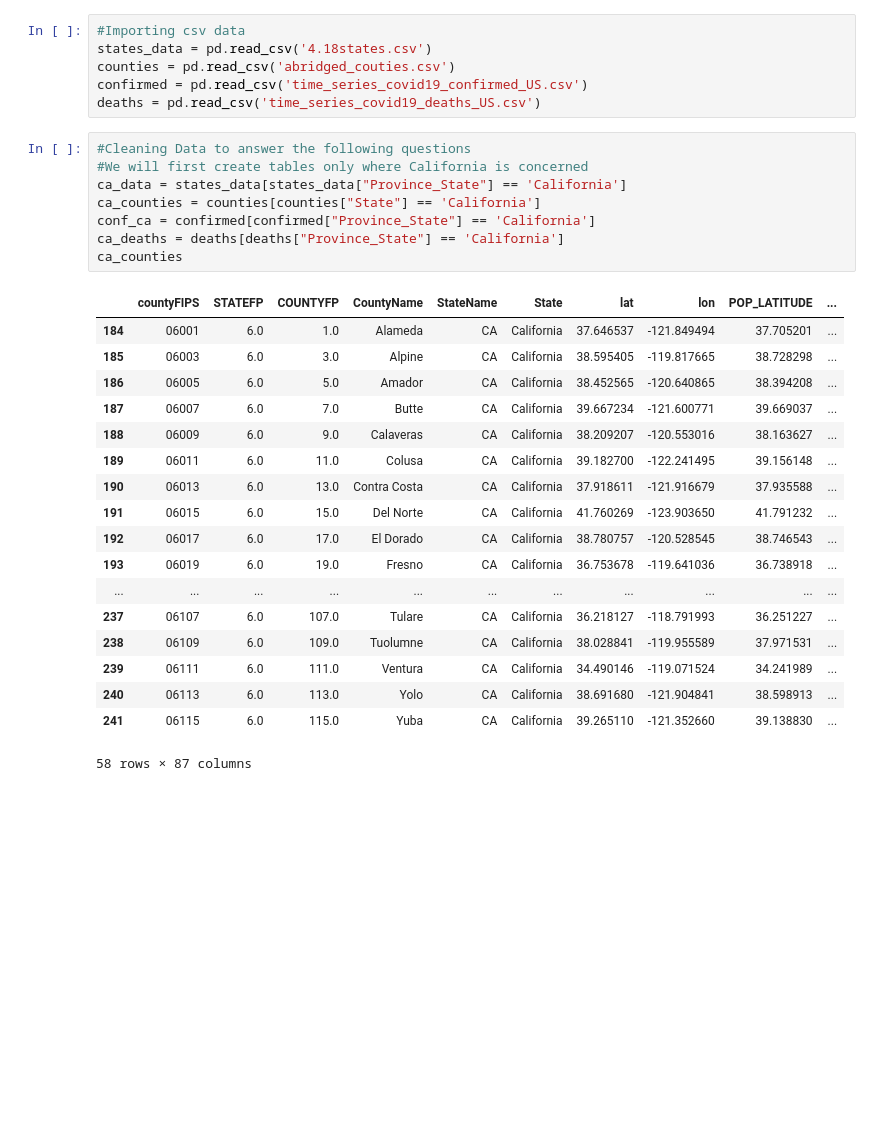
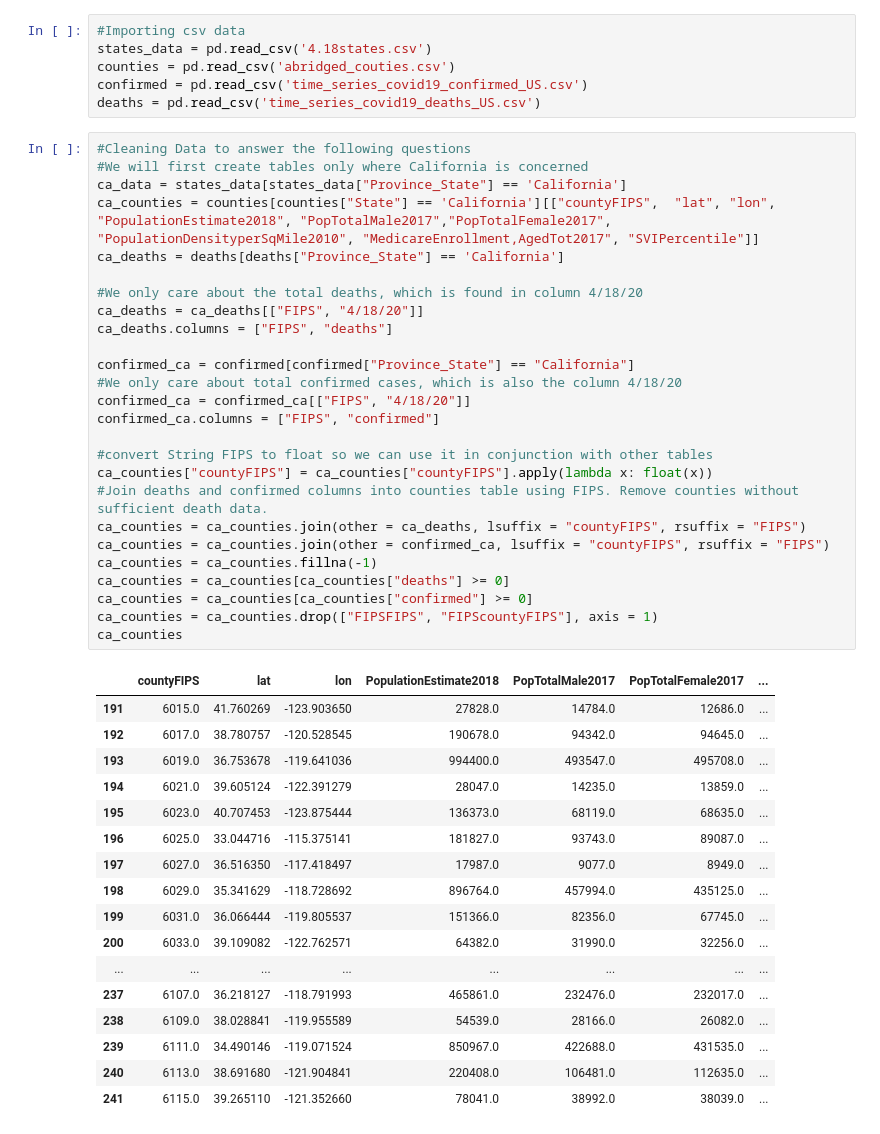
Before and after one commit to franailin/data100proj, a Jupyter notebook: covid19/Untitled.ipynb, the cells around one changed output. Drawn from its saved outputs; the diff is of its cells as text; blank space fills up the shorter version.

Commit message:
did all the data cleaning'

```diff
--- a/covid19/Untitled.ipynb
+++ b/covid19/Untitled.ipynb
@@ -12,30 +12,47 @@ states_data = pd.read_csv('4.18states.csv')
 counties = pd.read_csv('abridged_couties.csv')
 confirmed = pd.read_csv('time_series_covid19_confirmed_US.csv')
 deaths = pd.read_csv('time_series_covid19_deaths_US.csv')
-# %%
-#Cleaning Data to answer the following questions
-#We will first create tables only where California is concerned
-ca_data = states_data[states_data["Province_State"] == 'California']
-ca_counties = counties[counties["State"] == 'California']
-conf_ca = confirmed[confirmed["Province_State"] == 'California']
-ca_deaths = deaths[deaths["Province_State"] == 'California']
-ca_counties
-# %% [output]
-|  | countyFIPS | STATEFP | COUNTYFP | CountyName | StateName | State | lat | lon | POP_LATITUDE | ... |
-| 184 | 06001 | 6.0 | 1.0 | Alameda | CA | California | 37.646537 | -121.849494 | 37.705201 | ... |
-| 185 | 06003 | 6.0 | 3.0 | Alpine | CA | California | 38.595405 | -119.817665 | 38.728298 | ... |
-| 186 | 06005 | 6.0 | 5.0 | Amador | CA | California | 38.452565 | -120.640865 | 38.394208 | ... |
-| 187 | 06007 | 6.0 | 7.0 | Butte | CA | California | 39.667234 | -121.600771 | 39.669037 | ... |
-| 188 | 06009 | 6.0 | 9.0 | Calaveras | CA | California | 38.209207 | -120.553016 | 38.163627 | ... |
-| 189 | 06011 | 6.0 | 11.0 | Colusa | CA | California | 39.182700 | -122.241495 | 39.156148 | ... |
-| 190 | 06013 | 6.0 | 13.0 | Contra Costa | CA | California | 37.918611 | -121.916679 | 37.935588 | ... |
-| 191 | 06015 | 6.0 | 15.0 | Del Norte | CA | California | 41.760269 | -123.903650 | 41.791232 | ... |
-| 192 | 06017 | 6.0 | 17.0 | El Dorado | CA | California | 38.780757 | -120.528545 | 38.746543 | ... |
-| 193 | 06019 | 6.0 | 19.0 | Fresno | CA | California | 36.753678 | -119.641036 | 36.738918 | ... |
-| ... | ... | ... | ... | ... | ... | ... | ... | ... | ... | ... |
-| 237 | 06107 | 6.0 | 107.0 | Tulare | CA | California | 36.218127 | -118.791993 | 36.251227 | ... |
-| 238 | 06109 | 6.0 | 109.0 | Tuolumne | CA | California | 38.028841 | -119.955589 | 37.971531 | ... |
-| 239 | 06111 | 6.0 | 111.0 | Ventura | CA | California | 34.490146 | -119.071524 | 34.241989 | ... |
-| 240 | 06113 | 6.0 | 113.0 | Yolo | CA | California | 38.691680 | -121.904841 | 38.598913 | ... |
-| 241 | 06115 | 6.0 | 115.0 | Yuba | CA | California | 39.265110 | -121.352660 | 39.138830 | ... |
-58 rows × 87 columns
+# %%
+#Cleaning Data to answer the following questions
+#We will first create tables only where California is concerned
+ca_data = states_data[states_data["Province_State"] == 'California']
+ca_counties = counties[counties["State"] == 'California'][["countyFIPS",  "lat", "lon", "PopulationEstimate2018", "PopTotalMale2017","PopTotalFemale2017", "PopulationDensityperSqMile2010", "MedicareEnrollment,AgedTot2017", "SVIPercentile"]]
+ca_deaths = deaths[deaths["Province_State"] == 'California']
+
+#We only care about the total deaths, which is found in column 4/18/20
+ca_deaths = ca_deaths[["FIPS", "4/18/20"]]
+ca_deaths.columns = ["FIPS", "deaths"]
+
+confirmed_ca = confirmed[confirmed["Province_State"] == "California"]
+#We only care about total confirmed cases, which is also the column 4/18/20
+confirmed_ca = confirmed_ca[["FIPS", "4/18/20"]]
+confirmed_ca.columns = ["FIPS", "confirmed"]
+
+#convert String FIPS to float so we can use it in conjunction with other tables
+ca_counties["countyFIPS"] = ca_counties["countyFIPS"].apply(lambda x: float(x))
+#Join deaths and confirmed columns into counties table using FIPS. Remove counties without sufficient death data.
+ca_counties = ca_counties.join(other = ca_deaths, lsuffix = "countyFIPS", rsuffix = "FIPS")
+ca_counties = ca_counties.join(other = confirmed_ca, lsuffix = "countyFIPS", rsuffix = "FIPS")
+ca_counties = ca_counties.fillna(-1)
+ca_counties = ca_counties[ca_counties["deaths"] >= 0]
+ca_counties = ca_counties[ca_counties["confirmed"] >= 0]
+ca_counties = ca_counties.drop(["FIPSFIPS", "FIPScountyFIPS"], axis = 1)
+ca_counties
+# %% [output]
+|  | countyFIPS | lat | lon | PopulationEstimate2018 | PopTotalMale2017 | PopTotalFemale2017 | ... |
+| 191 | 6015.0 | 41.760269 | -123.903650 | 27828.0 | 14784.0 | 12686.0 | ... |
+| 192 | 6017.0 | 38.780757 | -120.528545 | 190678.0 | 94342.0 | 94645.0 | ... |
+| 193 | 6019.0 | 36.753678 | -119.641036 | 994400.0 | 493547.0 | 495708.0 | ... |
+| 194 | 6021.0 | 39.605124 | -122.391279 | 28047.0 | 14235.0 | 13859.0 | ... |
+| 195 | 6023.0 | 40.707453 | -123.875444 | 136373.0 | 68119.0 | 68635.0 | ... |
+| 196 | 6025.0 | 33.044716 | -115.375141 | 181827.0 | 93743.0 | 89087.0 | ... |
+| 197 | 6027.0 | 36.516350 | -117.418497 | 17987.0 | 9077.0 | 8949.0 | ... |
+| 198 | 6029.0 | 35.341629 | -118.728692 | 896764.0 | 457994.0 | 435125.0 | ... |
+| 199 | 6031.0 | 36.066444 | -119.805537 | 151366.0 | 82356.0 | 67745.0 | ... |
+| 200 | 6033.0 | 39.109082 | -122.762571 | 64382.0 | 31990.0 | 32256.0 | ... |
+| ... | ... | ... | ... | ... | ... | ... | ... |
+| 237 | 6107.0 | 36.218127 | -118.791993 | 465861.0 | 232476.0 | 232017.0 | ... |
+| 238 | 6109.0 | 38.028841 | -119.955589 | 54539.0 | 28166.0 | 26082.0 | ... |
+| 239 | 6111.0 | 34.490146 | -119.071524 | 850967.0 | 422688.0 | 431535.0 | ... |
+| 240 | 6113.0 | 38.691680 | -121.904841 | 220408.0 | 106481.0 | 112635.0 | ... |
+| 241 | 6115.0 | 39.265110 | -121.352660 | 78041.0 | 38992.0 | 38039.0 | ... |
```
